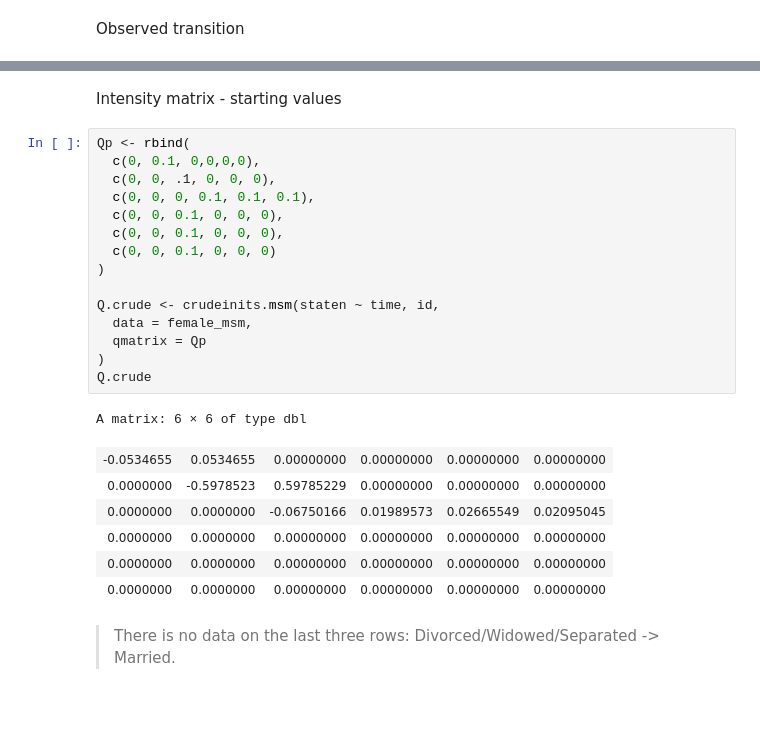
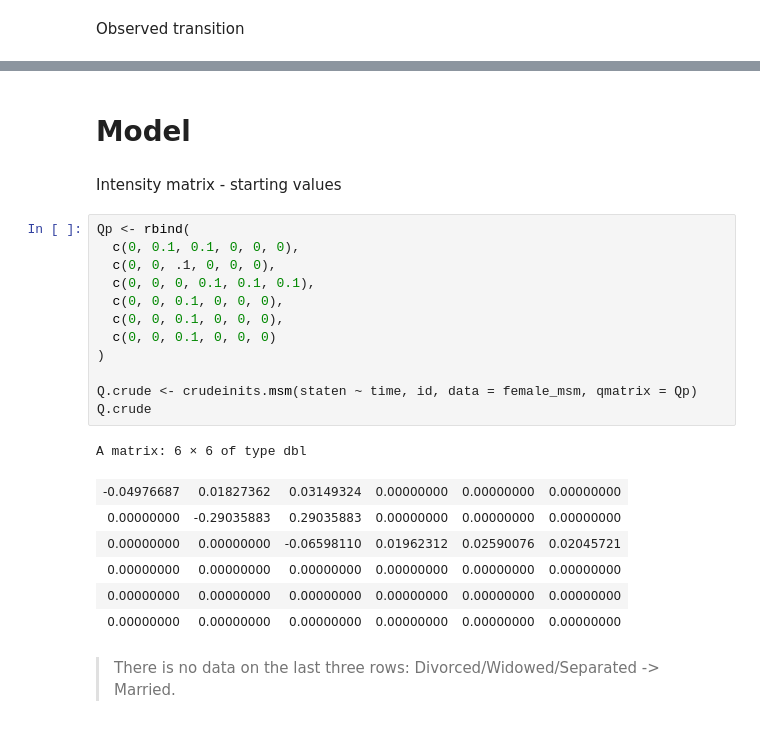
Before and after one commit to kklot/multisurv, a Jupyter notebook: code/msm_mw.ipynb, the cells around one changed output, grey strips where cells are left out. Cells and saved outputs as stored; diff of their text form.

```diff
--- a/code/msm_mw.ipynb
+++ b/code/msm_mw.ipynb
@@ -139,28 +262,27 @@ from virgin debut married separated divorced widowed
+# %% [markdown]
+# Model
 # %% [markdown]
 Intensity matrix - starting values
 # %%
 Qp <- rbind(
-  c(0, 0.1, 0,0,0,0),
+  c(0, 0.1, 0.1, 0, 0, 0),
   c(0, 0, .1, 0, 0, 0),
   c(0, 0, 0, 0.1, 0.1, 0.1),
   c(0, 0, 0.1, 0, 0, 0),
   c(0, 0, 0.1, 0, 0, 0),
   c(0, 0, 0.1, 0, 0, 0)
 )
 
-Q.crude <- crudeinits.msm(staten ~ time, id,
-  data = female_msm,
-  qmatrix = Qp
-)
+Q.crude <- crudeinits.msm(staten ~ time, id, data = female_msm, qmatrix = Qp)
 Q.crude
 # %% [output]
 A matrix: 6 × 6 of type dbl
-| -0.0534655 | 0.0534655 | 0.00000000 | 0.00000000 | 0.00000000 | 0.00000000 |
-| 0.0000000 | -0.5978523 | 0.59785229 | 0.00000000 | 0.00000000 | 0.00000000 |
-| 0.0000000 | 0.0000000 | -0.06750166 | 0.01989573 | 0.02665549 | 0.02095045 |
-| 0.0000000 | 0.0000000 | 0.00000000 | 0.00000000 | 0.00000000 | 0.00000000 |
-| 0.0000000 | 0.0000000 | 0.00000000 | 0.00000000 | 0.00000000 | 0.00000000 |
-| 0.0000000 | 0.0000000 | 0.00000000 | 0.00000000 | 0.00000000 | 0.00000000 |
+| -0.04976687 | 0.01827362 | 0.03149324 | 0.00000000 | 0.00000000 | 0.00000000 |
+| 0.00000000 | -0.29035883 | 0.29035883 | 0.00000000 | 0.00000000 | 0.00000000 |
+| 0.00000000 | 0.00000000 | -0.06598110 | 0.01962312 | 0.02590076 | 0.02045721 |
+| 0.00000000 | 0.00000000 | 0.00000000 | 0.00000000 | 0.00000000 | 0.00000000 |
+| 0.00000000 | 0.00000000 | 0.00000000 | 0.00000000 | 0.00000000 | 0.00000000 |
+| 0.00000000 | 0.00000000 | 0.00000000 | 0.00000000 | 0.00000000 | 0.00000000 |
 # %% [markdown]
 > There is no data on the last three rows: Divorced/Widowed/Separated -> Married.
 # %% [markdown]
```
Also changed, not shown: parts of 24 cells of this notebook.
